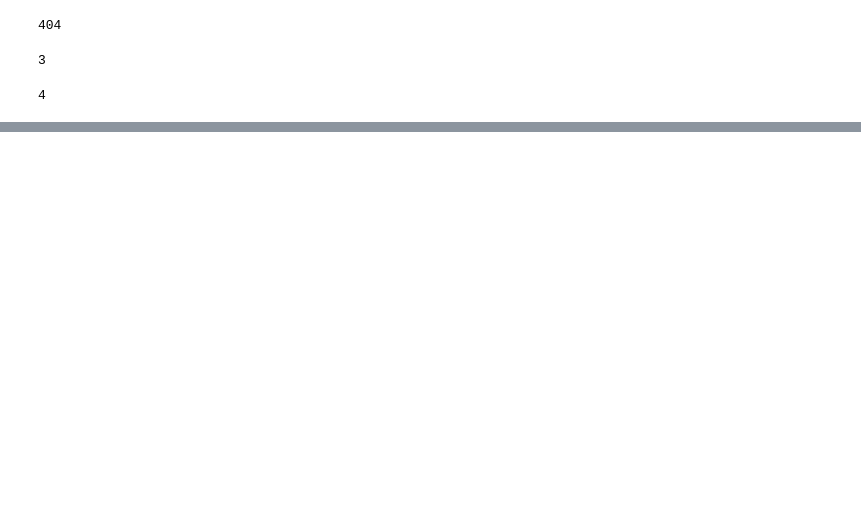
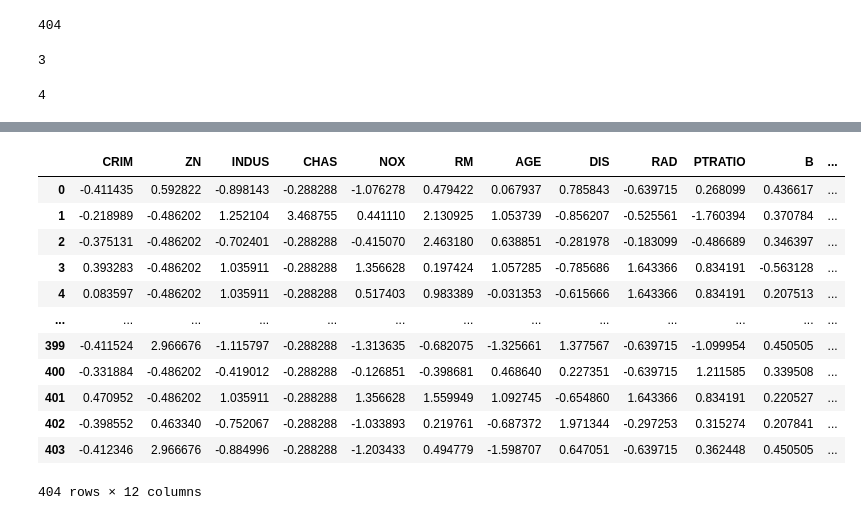
Before and after one commit to datacuriosity/MCI_Python_28S_Level_2, a Jupyter notebook: Lecture/Lecture_01+02_Linear_Regression/Lecture_01.ipynb, the cells around one changed output, grey strips where cells are left out. Cells and saved outputs as stored; diff of their text form; code cells hidden in the pictures; blank space fills up the shorter version.

```diff
--- a/Lecture/Lecture_01+02_Linear_Regression/Lecture_01.ipynb
+++ b/Lecture/Lecture_01+02_Linear_Regression/Lecture_01.ipynb
@@ -260,0 +400,17 @@ np.max([1, 2, 3, 4])
+# %%
+standard = StandardScaler()
+pd.DataFrame(standard.fit_transform(X_train), columns=X_train.columns)
+# %% [output]
+|  | CRIM | ZN | INDUS | CHAS | NOX | RM | AGE | DIS | RAD | PTRATIO | B | ... |
+| 0 | -0.411435 | 0.592822 | -0.898143 | -0.288288 | -1.076278 | 0.479422 | 0.067937 | 0.785843 | -0.639715 | 0.268099 | 0.436617 | ... |
+| 1 | -0.218989 | -0.486202 | 1.252104 | 3.468755 | 0.441110 | 2.130925 | 1.053739 | -0.856207 | -0.525561 | -1.760394 | 0.370784 | ... |
+| 2 | -0.375131 | -0.486202 | -0.702401 | -0.288288 | -0.415070 | 2.463180 | 0.638851 | -0.281978 | -0.183099 | -0.486689 | 0.346397 | ... |
+| 3 | 0.393283 | -0.486202 | 1.035911 | -0.288288 | 1.356628 | 0.197424 | 1.057285 | -0.785686 | 1.643366 | 0.834191 | -0.563128 | ... |
+| 4 | 0.083597 | -0.486202 | 1.035911 | -0.288288 | 0.517403 | 0.983389 | -0.031353 | -0.615666 | 1.643366 | 0.834191 | 0.207513 | ... |
+| ... | ... | ... | ... | ... | ... | ... | ... | ... | ... | ... | ... | ... |
+| 399 | -0.411524 | 2.966676 | -1.115797 | -0.288288 | -1.313635 | -0.682075 | -1.325661 | 1.377567 | -0.639715 | -1.099954 | 0.450505 | ... |
+| 400 | -0.331884 | -0.486202 | -0.419012 | -0.288288 | -0.126851 | -0.398681 | 0.468640 | 0.227351 | -0.639715 | 1.211585 | 0.339508 | ... |
+| 401 | 0.470952 | -0.486202 | 1.035911 | -0.288288 | 1.356628 | 1.559949 | 1.092745 | -0.654860 | 1.643366 | 0.834191 | 0.220527 | ... |
+| 402 | -0.398552 | 0.463340 | -0.752067 | -0.288288 | -1.033893 | 0.219761 | -0.687372 | 1.971344 | -0.297253 | 0.315274 | 0.207841 | ... |
+| 403 | -0.412346 | 2.966676 | -0.884996 | -0.288288 | -1.203433 | 0.494779 | -1.598707 | 0.647051 | -0.639715 | 0.362448 | 0.450505 | ... |
+404 rows × 12 columns
```
Also changed, not shown: parts of 43 cells of this notebook.
